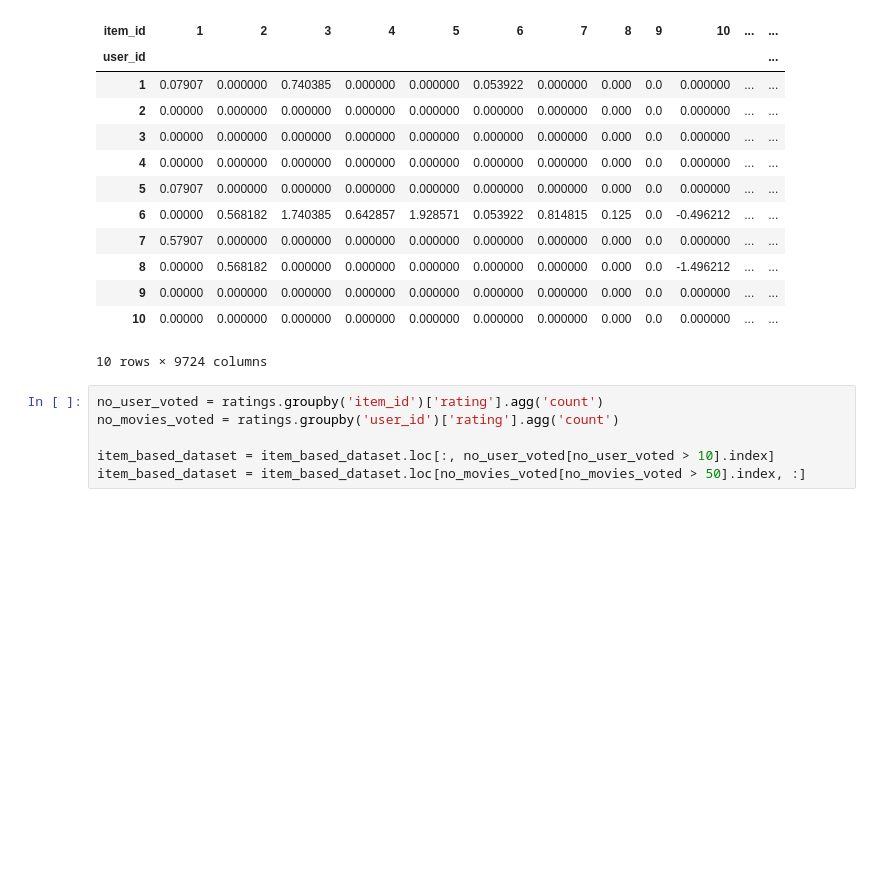
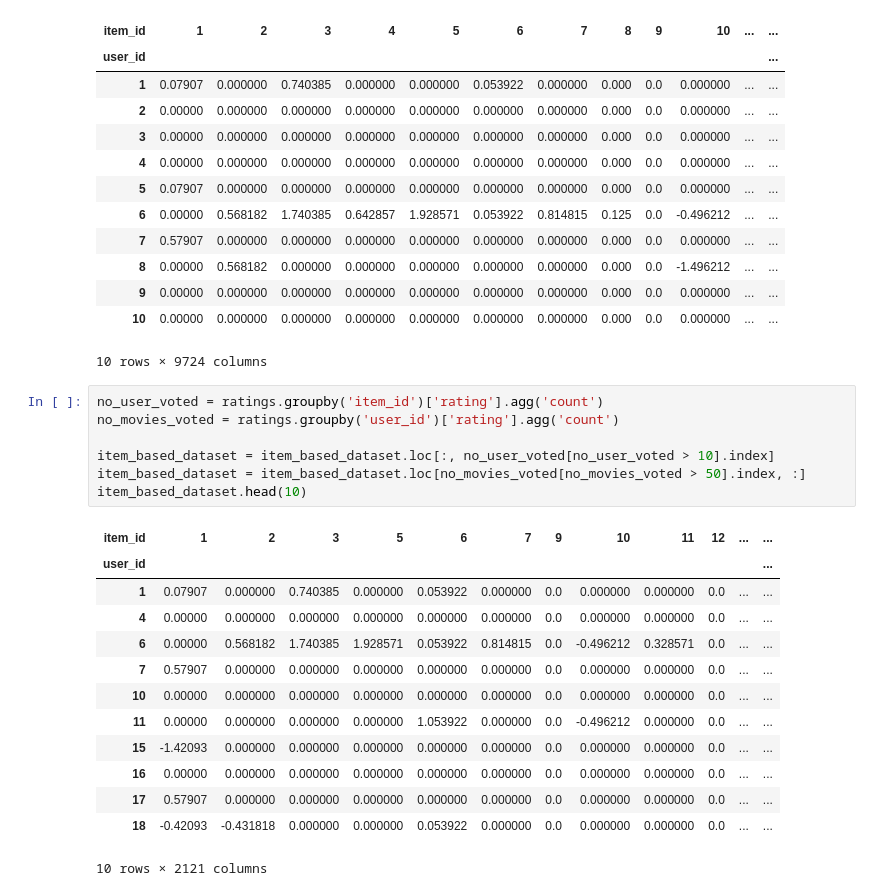
Before and after one commit to ngoduongkha/Recommendation-System, a Jupyter notebook: code.ipynb, the cells around one changed output. Cells and saved outputs as stored; diff of their text form; blank space fills up the shorter version.

```diff
--- a/code.ipynb
+++ b/code.ipynb
@@ -300,9 +316,24 @@ item_based_dataset.head(10)
 # %%
 no_user_voted = ratings.groupby('item_id')['rating'].agg('count')
 no_movies_voted = ratings.groupby('user_id')['rating'].agg('count')
 
 item_based_dataset = item_based_dataset.loc[:, no_user_voted[no_user_voted > 10].index]
 item_based_dataset = item_based_dataset.loc[no_movies_voted[no_movies_voted > 50].index, :]
+item_based_dataset.head(10)
+# %% [output]
+| item_id | 1 | 2 | 3 | 5 | 6 | 7 | 9 | 10 | 11 | 12 | ... | ... |
+| user_id |  |  |  |  |  |  |  |  |  |  |  | ... |
+| 1 | 0.07907 | 0.000000 | 0.740385 | 0.000000 | 0.053922 | 0.000000 | 0.0 | 0.000000 | 0.000000 | 0.0 | ... | ... |
+| 4 | 0.00000 | 0.000000 | 0.000000 | 0.000000 | 0.000000 | 0.000000 | 0.0 | 0.000000 | 0.000000 | 0.0 | ... | ... |
+| 6 | 0.00000 | 0.568182 | 1.740385 | 1.928571 | 0.053922 | 0.814815 | 0.0 | -0.496212 | 0.328571 | 0.0 | ... | ... |
+| 7 | 0.57907 | 0.000000 | 0.000000 | 0.000000 | 0.000000 | 0.000000 | 0.0 | 0.000000 | 0.000000 | 0.0 | ... | ... |
+| 10 | 0.00000 | 0.000000 | 0.000000 | 0.000000 | 0.000000 | 0.000000 | 0.0 | 0.000000 | 0.000000 | 0.0 | ... | ... |
+| 11 | 0.00000 | 0.000000 | 0.000000 | 0.000000 | 1.053922 | 0.000000 | 0.0 | -0.496212 | 0.000000 | 0.0 | ... | ... |
+| 15 | -1.42093 | 0.000000 | 0.000000 | 0.000000 | 0.000000 | 0.000000 | 0.0 | 0.000000 | 0.000000 | 0.0 | ... | ... |
+| 16 | 0.00000 | 0.000000 | 0.000000 | 0.000000 | 0.000000 | 0.000000 | 0.0 | 0.000000 | 0.000000 | 0.0 | ... | ... |
+| 17 | 0.57907 | 0.000000 | 0.000000 | 0.000000 | 0.000000 | 0.000000 | 0.0 | 0.000000 | 0.000000 | 0.0 | ... | ... |
+| 18 | -0.42093 | -0.431818 | 0.000000 | 0.000000 | 0.053922 | 0.000000 | 0.0 | 0.000000 | 0.000000 | 0.0 | ... | ... |
+10 rows × 2121 columns
 # %%
 from scipy.sparse import csr_matrix
 from sklearn.neighbors import NearestNeighbors
```
Also changed, not shown: parts of 4 cells of this notebook, 3 other files.
